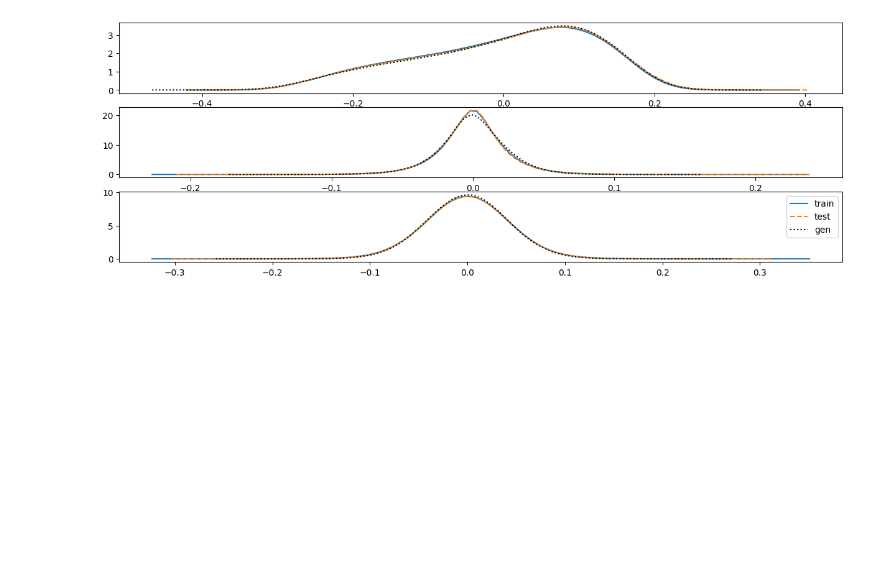
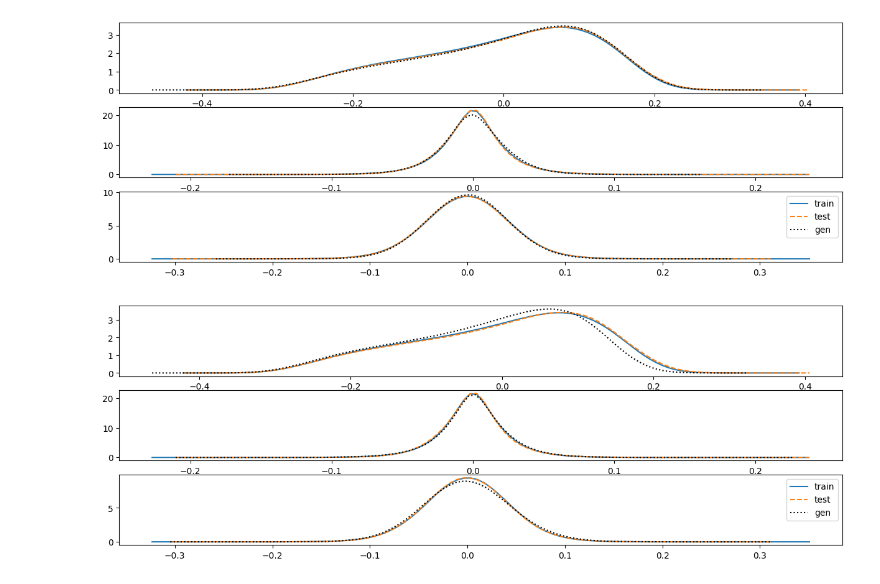
Before and after one commit to meetcfd/conditional-flow-matching, a Jupyter notebook: physics_flow_matching/correlation_analysis/1d_histogram_analysis.ipynb, the cells around one changed output. Cells and saved outputs as stored; diff of their text form; code cells hidden in the pictures; blank space fills up the shorter version.

```diff
--- a/physics_flow_matching/correlation_analysis/1d_histogram_analysis.ipynb
+++ b/physics_flow_matching/correlation_analysis/1d_histogram_analysis.ipynb
@@ -21,3 +21,20 @@ plt.legend()
 plt.show()
 # %% [output]
 [figure]
+# %%
+fig, axes = plt.subplots(nrows=3, ncols=1, figsize=(15, 5))
+for i in range(3):
+    gt = np.load(f"/home/xiantao/case/wall_pressure/bigchannel/data/to_meet/channel_180_{vel[i]}_y{y}_all_out.npy")
+    gen = np.load("/home/meet/FlowMatchingTests/conditional-flow-matching/physics_flow_matching/vf_fm/exps/exp_6/samples_5iter_640.npy")[:, i:i+1]
+    gt_train = gt[:36000]
+    gt_test = gt[36000:]
+    train_hist = np.histogram(gt_train.flatten(), bins=100, density=True)
+    test_hist = np.histogram(gt_test.flatten(), bins=100, density=True)
+    gen_hist = np.histogram(gen.flatten(), bins=100, density=True)
+    axes[i].plot((train_hist[1][:-1] + train_hist[1][1:])/2, train_hist[0], label="train")
+    axes[i].plot((test_hist[1][:-1] + test_hist[1][1:])/2, test_hist[0], label="test", linestyle="--")
+    axes[i].plot((gen_hist[1][:-1] + gen_hist[1][1:])/2, gen_hist[0], label="gen", linestyle=":", color="black")
+plt.legend()
+plt.show()
+# %% [output]
+[figure, added]
```
Also changed, not shown: 2 other files.
